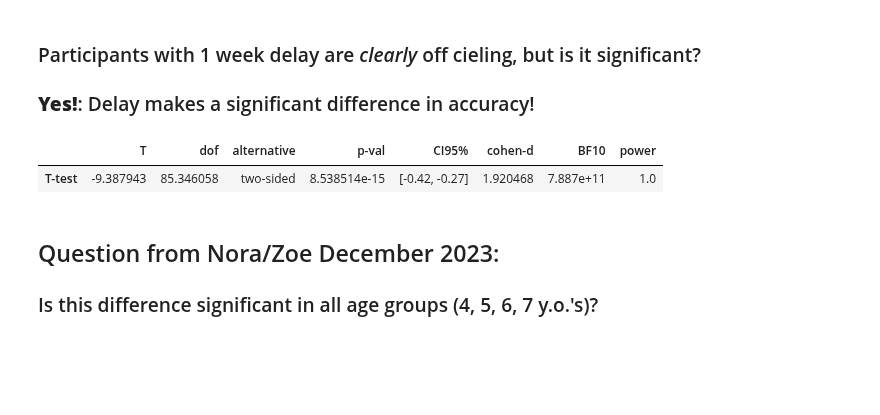
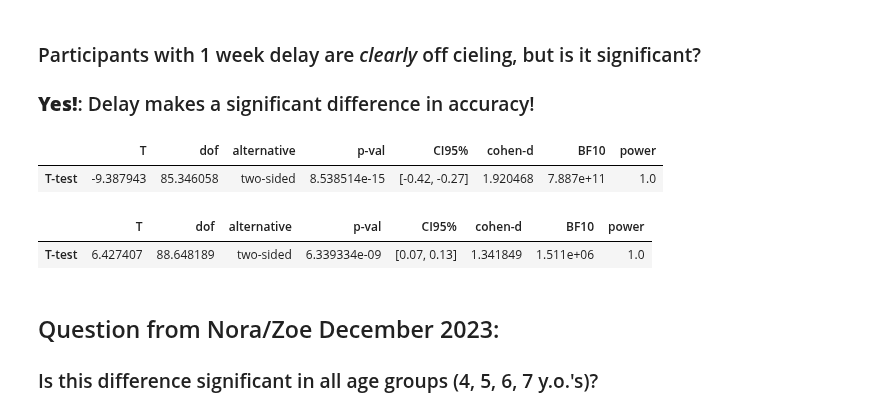
Before and after one commit to samsydco/PSPC, a Jupyter notebook: Results_PS.ipynb, the cells around one changed output. Saved outputs shown, nothing was run; the diff lists cells and outputs as text; code cells hidden in the pictures; blank space fills up the shorter version.

```diff
--- a/Results_PS.ipynb
+++ b/Results_PS.ipynb
@@ -92,6 +115,11 @@ ttest(stackeddf[stackeddf['Delay']==True]['Target'],stackeddf[stackeddf['Delay']
 # %% [output]
 |  | T | dof | alternative | p-val | CI95% | cohen-d | BF10 | power |
 | T-test | -9.387943 | 85.346058 | two-sided | 8.538514e-15 | [-0.42, -0.27] | 1.920468 | 7.887e+11 | 1.0 |
+# %%
+ttest(stackeddf[stackeddf['Delay']==True]['Lure'],stackeddf[stackeddf['Delay']==False]['Lure'])
+# %% [output]
+|  | T | dof | alternative | p-val | CI95% | cohen-d | BF10 | power |
+| T-test | 6.427407 | 88.648189 | two-sided | 6.339334e-09 | [0.07, 0.13] | 1.341849 | 1.511e+06 | 1.0 |
 # %% [markdown]
 ## Question from Nora/Zoe December 2023:
 ### Is this difference significant in all age groups (4, 5, 6, 7 y.o.'s)?
```
Also changed, not shown: parts of 5 cells of this notebook.
